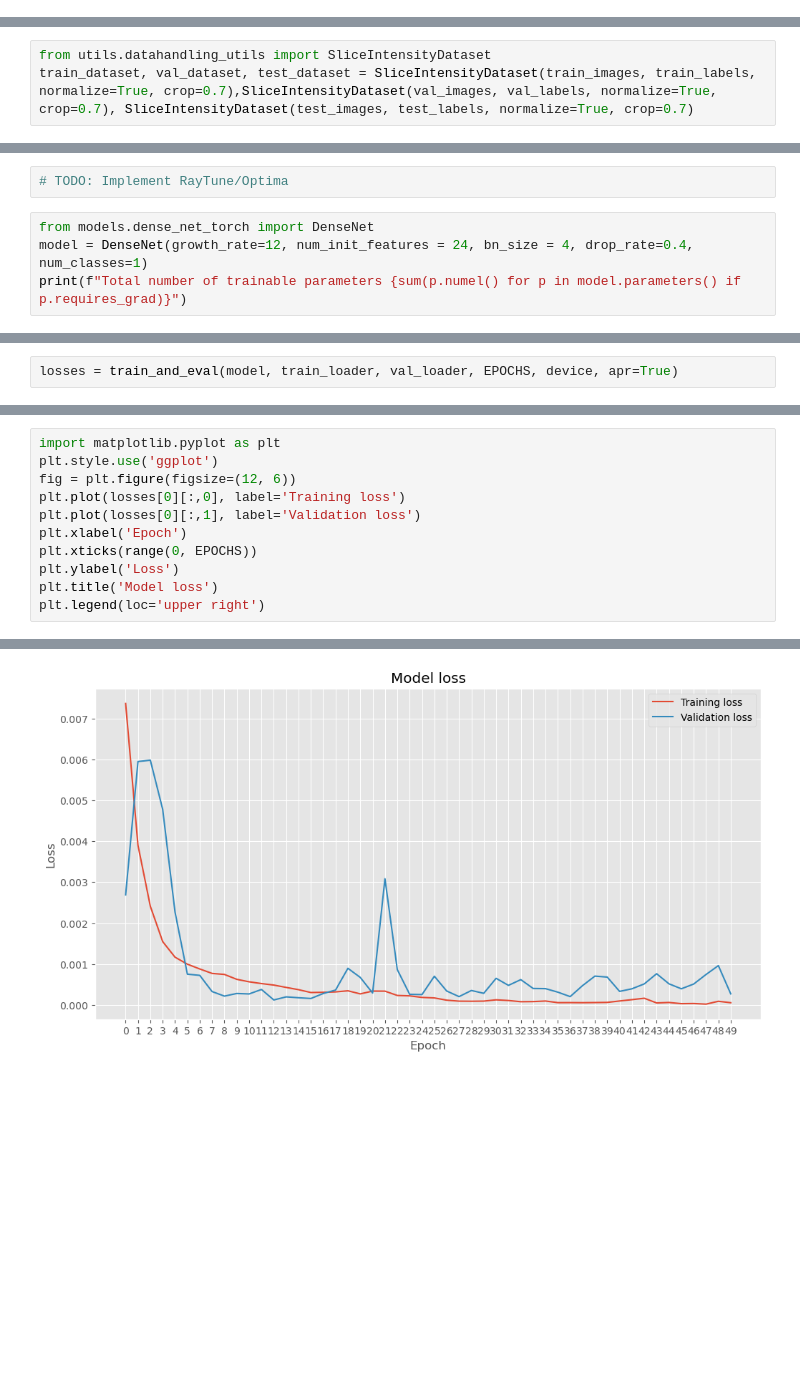
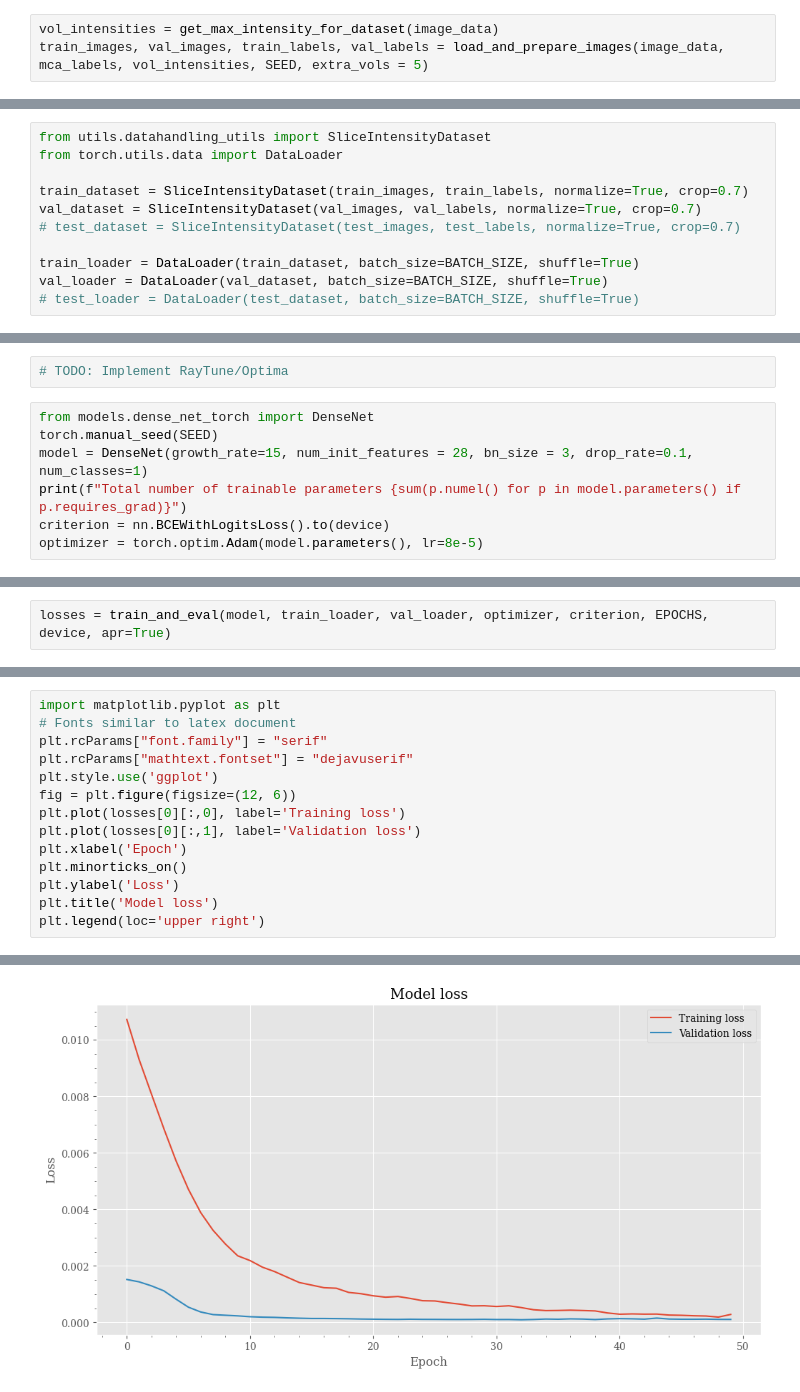
Before and after one commit to Skuvrik/Masterthesis, a Jupyter notebook: find_MCA.ipynb, the cells around one changed output, grey strips where cells are left out. Saved outputs shown, nothing was run; the diff lists cells and outputs as text; blank space fills up the shorter version.

```diff
--- a/find_MCA.ipynb
+++ b/find_MCA.ipynb
@@ -82,0 +46,3 @@ True labels in test: 138 of 451 (30.599999999999998%)
+# %%
+vol_intensities = get_max_intensity_for_dataset(image_data)
+train_images, val_images, train_labels, val_labels = load_and_prepare_images(image_data, mca_labels, vol_intensities, SEED, extra_vols = 5)
@@ -83,3 +54,11 @@ True labels in test: 138 of 451 (30.599999999999998%)
 # %%
 from utils.datahandling_utils import SliceIntensityDataset
-train_dataset, val_dataset, test_dataset = SliceIntensityDataset(train_images, train_labels, normalize=True, crop=0.7),SliceIntensityDataset(val_images, val_labels, normalize=True, crop=0.7), SliceIntensityDataset(test_images, test_labels, normalize=True, crop=0.7)
+from torch.utils.data import DataLoader
+
+train_dataset = SliceIntensityDataset(train_images, train_labels, normalize=True, crop=0.7)
+val_dataset = SliceIntensityDataset(val_images, val_labels, normalize=True, crop=0.7)
+# test_dataset = SliceIntensityDataset(test_images, test_labels, normalize=True, crop=0.7)
+
+train_loader = DataLoader(train_dataset, batch_size=BATCH_SIZE, shuffle=True)
+val_loader = DataLoader(val_dataset, batch_size=BATCH_SIZE, shuffle=True)
+# test_loader = DataLoader(test_dataset, batch_size=BATCH_SIZE, shuffle=True)
@@ -92,6 +66,9 @@ test_loader = DataLoader(test_dataset, batch_size=BATCH_SIZE, shuffle=True)
 # TODO: Implement RayTune/Optima
 # %%
 from models.dense_net_torch import DenseNet
-model = DenseNet(growth_rate=12, num_init_features = 24, bn_size = 4, drop_rate=0.4, num_classes=1)
+torch.manual_seed(SEED)
+model = DenseNet(growth_rate=15, num_init_features = 28, bn_size = 3, drop_rate=0.1, num_classes=1)
 print(f"Total number of trainable parameters {sum(p.numel() for p in model.parameters() if p.requires_grad)}")
+criterion = nn.BCEWithLogitsLoss().to(device)
+optimizer = torch.optim.Adam(model.parameters(), lr=8e-5)
 # %% [output]
@@ -103,5 +80,5 @@ Total number of trainable parameters 997729
 # model = model.to(device)
 # model.eval()
 # %%
-losses = train_and_eval(model, train_loader, val_loader, EPOCHS, device, apr=True)
+losses = train_and_eval(model, train_loader, val_loader, optimizer, criterion, EPOCHS, device, apr=True)
 # %% [output]
@@ -141,17 +126,20 @@ Accuracy: 0.99, Precision: 0.97, Recall: 1.0
 # %%
 import matplotlib.pyplot as plt
+# Fonts similar to latex document
+plt.rcParams["font.family"] = "serif"
+plt.rcParams["mathtext.fontset"] = "dejavuserif"
 plt.style.use('ggplot')
 fig = plt.figure(figsize=(12, 6))
 plt.plot(losses[0][:,0], label='Training loss')
 plt.plot(losses[0][:,1], label='Validation loss')
 plt.xlabel('Epoch')
-plt.xticks(range(0, EPOCHS))
+plt.minorticks_on()
 plt.ylabel('Loss')
 plt.title('Model loss')
 plt.legend(loc='upper right')
 # %% [output]
 <matplotlib.legend.Legend at 0x...>
-[figure, old version]
+[figure, new version]
 # %%
 plt.style.use('ggplot')
 fig = plt.figure(figsize=(12, 6))
```
Also changed, not shown: parts of 31 cells of this notebook, 11 other files.
